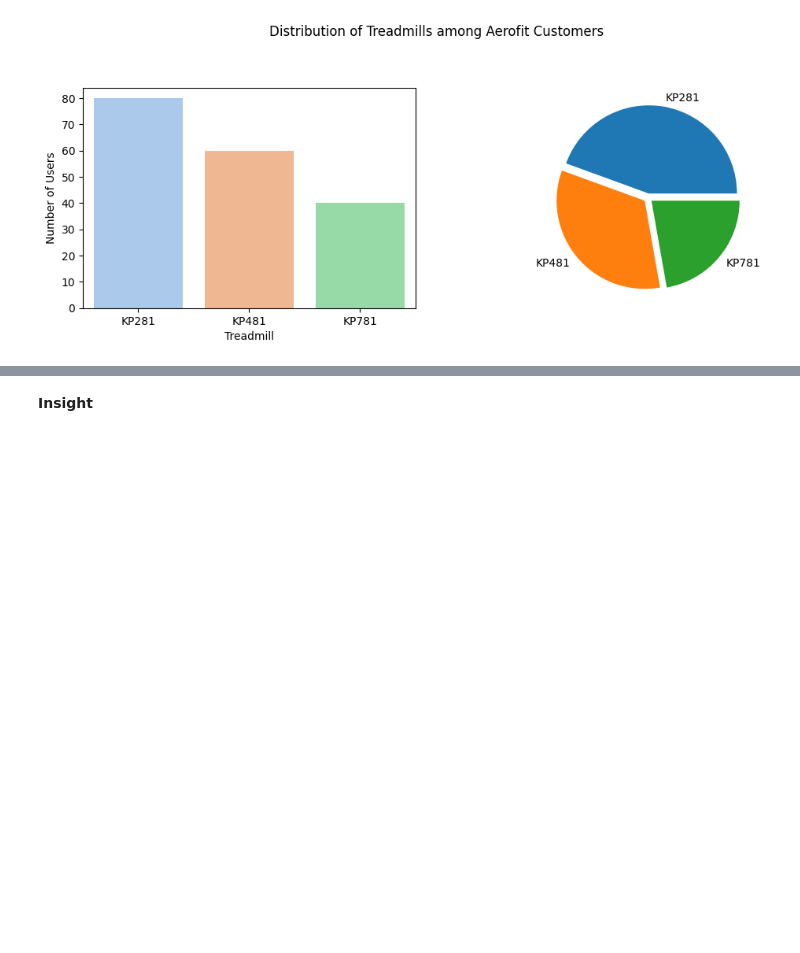
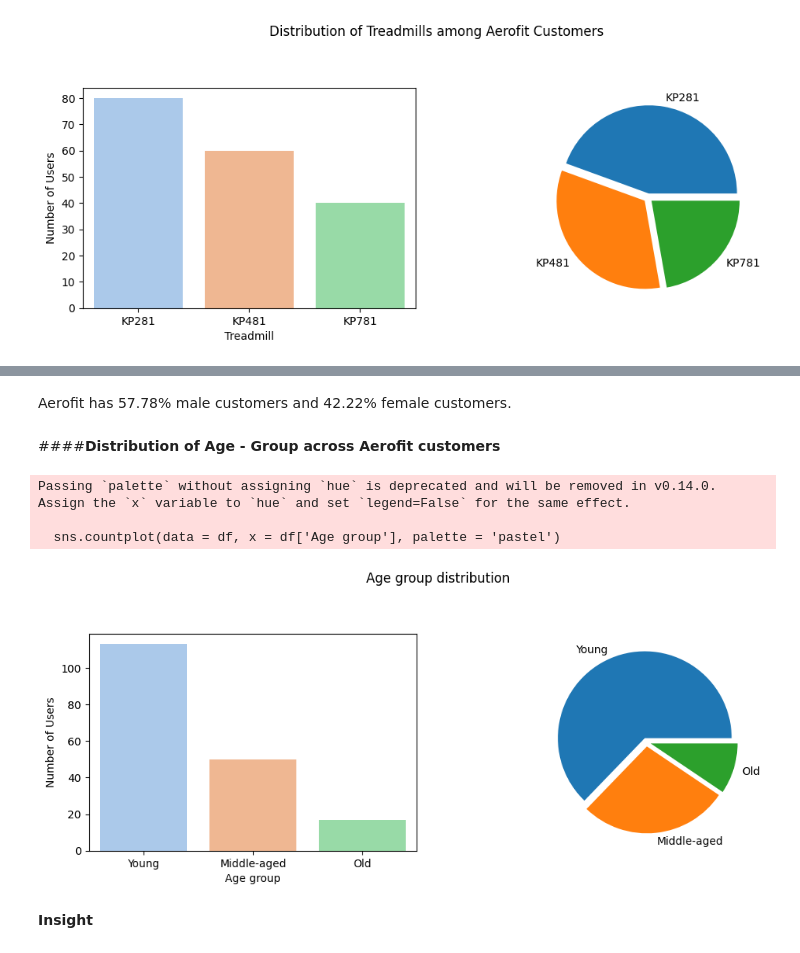
Before and after one commit to sr606/Python-Practice, a Jupyter notebook: Aerofit_Project.ipynb, the cells around one changed output, grey strips where cells are left out. Drawn from its saved outputs; the diff is of its cells as text; code cells hidden in the pictures; blank space fills up the shorter version.

```diff
--- a/Aerofit_Project.ipynb
+++ b/Aerofit_Project.ipynb
@@ -488,2 +507,24 @@ Passing `palette` without assigning `hue` is deprecated and will be removed in v
+# %% [markdown]
+Aerofit has 57.78% male customers and 42.22% female customers.
+# %% [markdown]
+####**Distribution of Age - Group across Aerofit customers**
+# %%
+plt.figure(figsize = (12,8))
+
+plt.subplot(2,2,1)
+sns.countplot(data = df, x = df['Age group'], palette = 'pastel')
+plt.xlabel('Age group')
+plt.ylabel('Number of Users')
+
+plt.subplot(2,2,2)
+plt.pie(df['Age group'].value_counts(), labels = df['Age group'].unique(),explode = (0.05,0.05,0.05))
+
+plt.suptitle('Age group distribution')
+plt.show()
+# %% [output]
+Passing `palette` without assigning `hue` is deprecated and will be removed in v0.14.0. Assign the `x` variable to `hue` and set `legend=False` for the same effect.
+
+  sns.countplot(data = df, x = df['Age group'], palette = 'pastel')
+[figure, added]
 # %% [markdown]
 **Insight**
```
Also changed, not shown: parts of 56 cells of this notebook.
